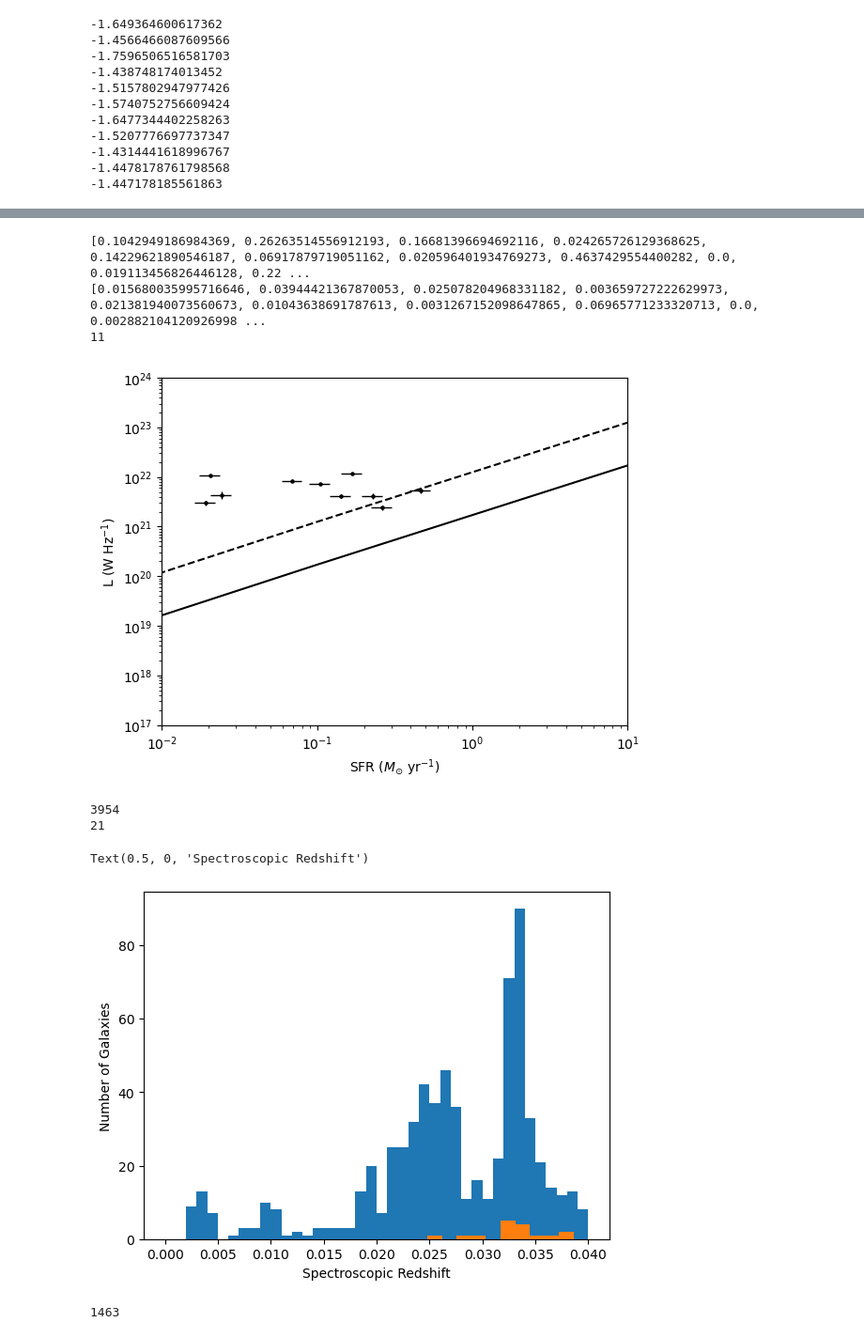
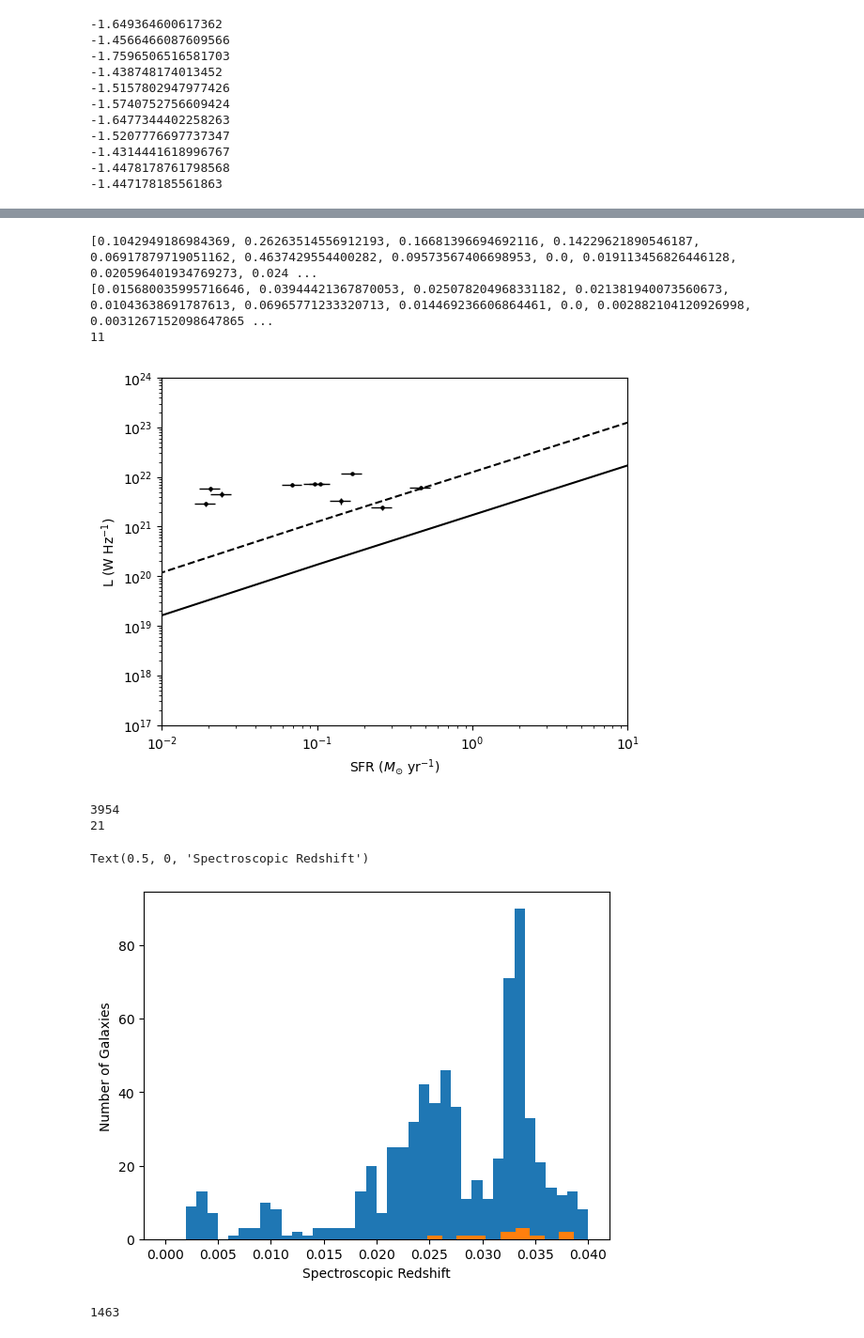
Before and after one commit to spelesky/Research, a Jupyter notebook: plots.ipynb, the cells around one changed output, grey strips where cells are left out. Shown: that part at 94% size. Saved outputs shown, nothing was run; the diff lists cells and outputs as text; code cells hidden in the pictures.

```diff
--- a/plots.ipynb
+++ b/plots.ipynb
@@ -38,3 +16,26 @@ mass = [9.9357,9.7017,10.5023,10.0349,10.4974,10.3237,10.9848,10.3413,8.789,9.46
+# %%
+#data
+file = astropy.io.ascii.read('Research Sources - Sheet1.csv')
+OIII5008 = np.array(file['col21'][1:12]).astype(np.float64)
+OIII5008_err = np.array(file['col22'][1:12]).astype(np.float64)
+HBeta = np.array(file['col23'][1:12]).astype(np.float64)
+HBeta_err = np.array(file['col24'][1:12]).astype(np.float64)
+NII6549 = np.array(file['col25'][1:12]).astype(np.float64)
+NII6549_err = np.array(file['col26'][1:12]).astype(np.float64)
+HAlpha = np.array(file['col27'][1:12]).astype(np.float64)
+HAlpha_err = np.array(file['col28'][1:12]).astype(np.float64)
+SIIsummed = np.array(file['col29'][1:12]).astype(np.float64)
+SIIsummed_err = np.array(file['col30'][1:12]).astype(np.float64)
+OI6302 = np.array(file['col31'][1:12]).astype(np.float64)
+OI6302_err = np.array(file['col32'][1:12]).astype(np.float64)
+LOTSSFlux = np.array(file['col4'][1:12]).astype(np.float64)
+redshift = np.array(file['col14'][1:12]).astype(np.float64)
+Wa = np.array(file['col33'][1:12]).astype(np.float64)
+cont_err = np.array(file['col35'][1:12]).astype(np.float64)
+error = np.array(file['col5'][1:12]).astype(np.float64)
+FIRSTFlux = [0.45,0.45,1.11,0.45,0.45,0.45,0.45,0.45,0.45,0.45,0.45]
+sSFR = np.array(file['col18'][1:12]).astype(np.float64)
+mass = np.array(file['col16'][1:12]).astype(np.float64)
 # %%
 NxPRS = []
 NxPRS_err = []
@@ -328,8 +329,7 @@ for source in range(len(LOTSSFlux)):
 # %%
 from astropy.cosmology import WMAP9 as cosmo
 import astropy.units as u
-z = [0.03291,0.03202,0.02478,0.0348,0.03404,0.02955,0.03846,0.03863,0.03313,0.03228,0.03397,0.03373,0.02795,0.03296]
-for source in range(len(z)):
-    k = cosmo.kpc_proper_per_arcmin(z[source]) * ((1*u.arcmin)/(60*u.arcsec)) * (6*u.arcsec)
+for source in range(len(redshift)):
+    k = cosmo.kpc_proper_per_arcmin(redshift[source]) * ((1*u.arcmin)/(60*u.arcsec)) * (6*u.arcsec)
     print(k)
 # %% [output]
@@ -384,8 +381,8 @@ print(SFRcorr)
 print(SFRerr)
 print(len(SFRcorr))
 # %% [output]
-[0.1042949186984369, 0.26263514556912193, 0.16681396694692116, 0.024265726129368625, 0.14229621890546187, 0.06917879719051162, 0.020596401934769273, 0.4637429554400282, 0.0, 0.019113456826446128, 0.22 ...
-[0.015680035995716646, 0.03944421367870053, 0.025078204968331182, 0.003659727222629973, 0.021381940073560673, 0.01043638691787613, 0.0031267152098647865, 0.06965771233320713, 0.0, 0.002882104120926998 ...
+[0.1042949186984369, 0.26263514556912193, 0.16681396694692116, 0.14229621890546187, 0.06917879719051162, 0.4637429554400282, 0.09573567406698953, 0.0, 0.019113456826446128, 0.020596401934769273, 0.024 ...
+[0.015680035995716646, 0.03944421367870053, 0.025078204968331182, 0.021381940073560673, 0.01043638691787613, 0.06965771233320713, 0.014469236606864461, 0.0, 0.002882104120926998, 0.0031267152098647865 ...
 11
 # %%
 def f(x):
@@ -424,7 +421,7 @@ plt.xlim(10e-3, 10)
 plt.ylabel('L (W Hz$^{-1}$)')
 plt.show()
 # %% [output]
-[figure, old version]
+[figure, new version]
 # %%
 file = astropy.io.fits.open('SDSSgalaxies.fits')
 SDSSg = file[1].data
@@ -443,15 +440,15 @@ print(len(g))
 # %%
 SDSSz = []
 for source in range(len(SDSS)):
     if SDSS[source]['zsp'] != 0:
         SDSSz.append(SDSS[source]['zsp'])
 plt.hist(SDSSz, range=(0,0.04), bins = 40)
-plt.hist(zsp)
+plt.hist(redshift)
 plt.ylabel('Number of Galaxies')
 plt.xlabel('Spectroscopic Redshift')
 # %% [output]
 Text(0.5, 0, 'Spectroscopic Redshift')
-[figure, old version]
+[figure, new version]
 # %%
 offset1 = 1.28
 A1 = 2.10
```
Also changed, not shown: parts of 15 cells of this notebook, 2 other files.
